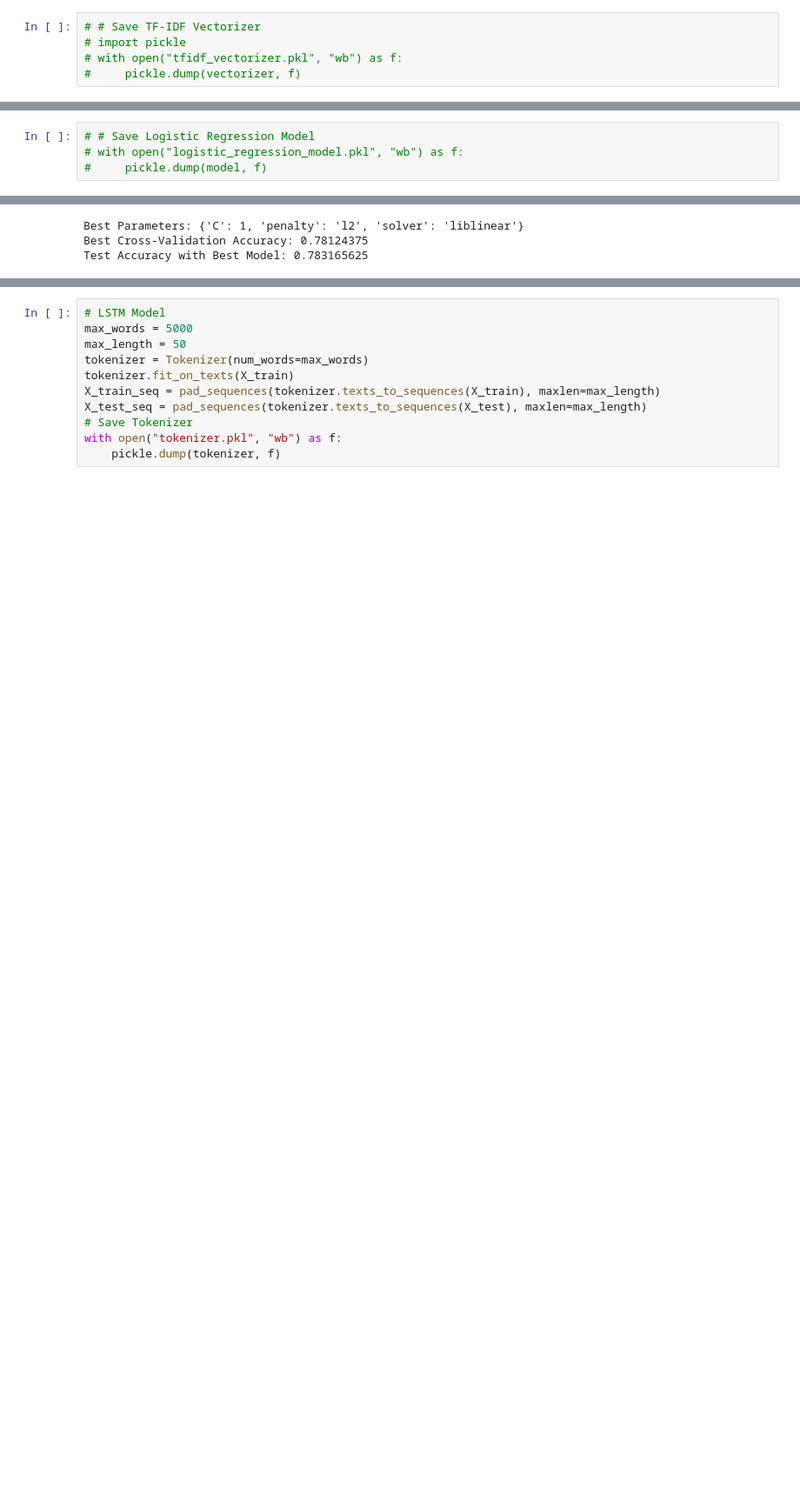
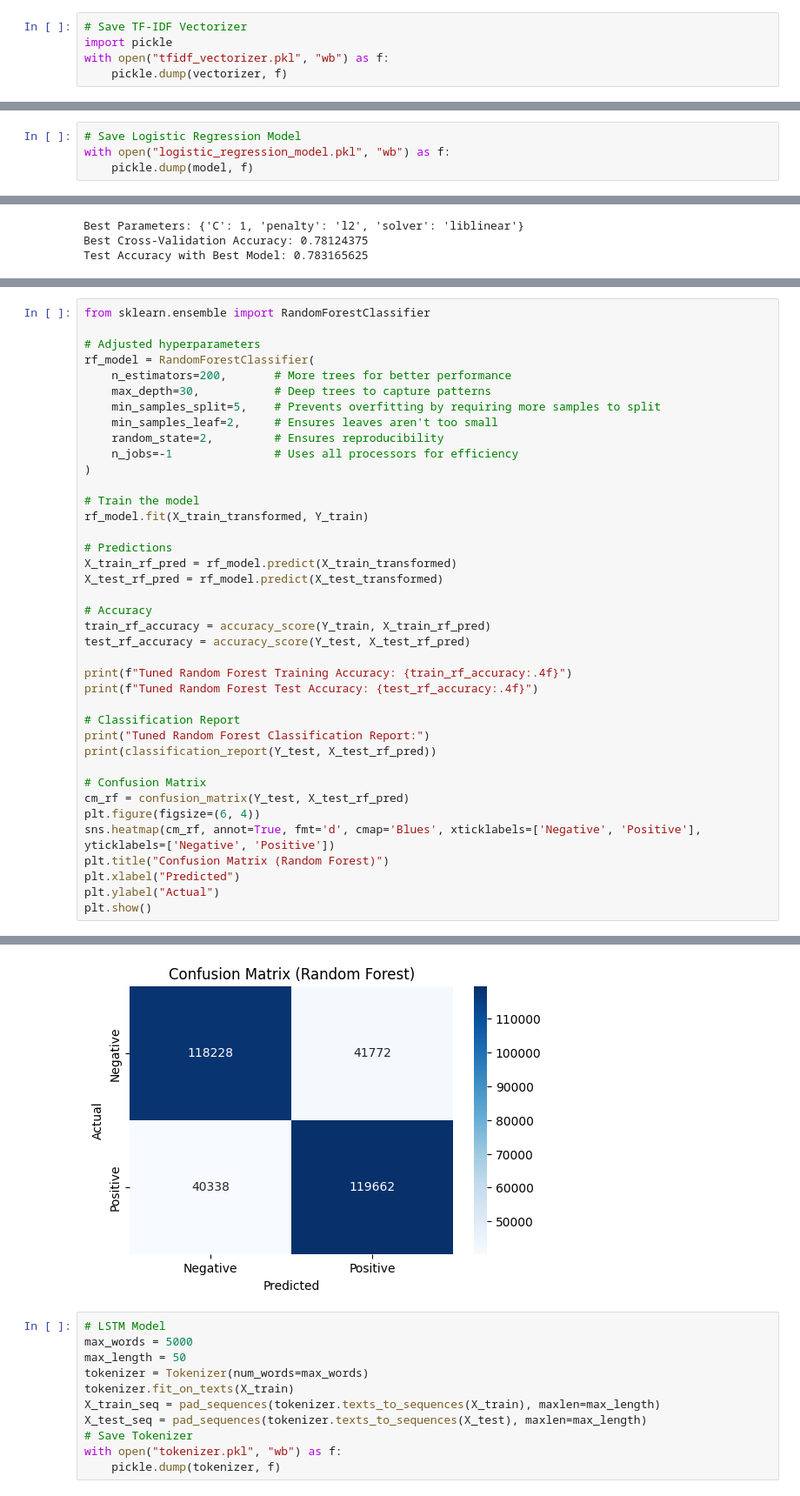
Before and after one commit to Holycr0w/sentiment-analysis-api, a Jupyter notebook: Twitter_Sentiment_Analysis.ipynb, the cells around one changed output, grey strips where cells are left out. Shown at 87% size. Cells and saved outputs as stored; diff of their text form; blank space fills up the shorter version.

```diff
--- a/Twitter_Sentiment_Analysis.ipynb
+++ b/Twitter_Sentiment_Analysis.ipynb
@@ -196,10 +219,10 @@ vectorizer = TfidfVectorizer()
 X_train_transformed = vectorizer.fit_transform(X_train)
 X_test_transformed = vectorizer.transform(X_test)
 # %%
-# # Save TF-IDF Vectorizer
-# import pickle
-# with open("tfidf_vectorizer.pkl", "wb") as f:
-#     pickle.dump(vectorizer, f)
+# Save TF-IDF Vectorizer
+import pickle
+with open("tfidf_vectorizer.pkl", "wb") as f:
+    pickle.dump(vectorizer, f)
 # %%
 # Train THe ML Model
 model = LogisticRegression(max_iter=1000, C=1, penalty='l2', solver='liblinear')
@@ -207,9 +230,9 @@ model.fit(X_train_transformed, Y_train)
 # %% [output]
 LogisticRegression(C=1, max_iter=1000, solver='liblinear')
 # %%
-# # Save Logistic Regression Model
-# with open("logistic_regression_model.pkl", "wb") as f:
-#     pickle.dump(model, f)
+# Save Logistic Regression Model
+with open("logistic_regression_model.pkl", "wb") as f:
+    pickle.dump(model, f)
 # %%
 # Accuracy score on the training data
 X_train_prediction=model.predict(X_train_transformed)
@@ -319,0 +347,40 @@ Test Accuracy with Best Model: 0.783165625
+# %%
+from sklearn.ensemble import RandomForestClassifier
+
+# Adjusted hyperparameters
+rf_model = RandomForestClassifier(
+    n_estimators=200,       # More trees for better performance
+    max_depth=30,           # Deep trees to capture patterns
+    min_samples_split=5,    # Prevents overfitting by requiring more samples to split
+    min_samples_leaf=2,     # Ensures leaves aren't too small
+    random_state=2,         # Ensures reproducibility
+    n_jobs=-1               # Uses all processors for efficiency
+)
+
+# Train the model
+rf_model.fit(X_train_transformed, Y_train)
+
+# Predictions
+X_train_rf_pred = rf_model.predict(X_train_transformed)
+X_test_rf_pred = rf_model.predict(X_test_transformed)
+
+# Accuracy
+train_rf_accuracy = accuracy_score(Y_train, X_train_rf_pred)
+test_rf_accuracy = accuracy_score(Y_test, X_test_rf_pred)
+
+print(f"Tuned Random Forest Training Accuracy: {train_rf_accuracy:.4f}")
+print(f"Tuned Random Forest Test Accuracy: {test_rf_accuracy:.4f}")
+
+# Classification Report
+print("Tuned Random Forest Classification Report:")
+print(classification_report(Y_test, X_test_rf_pred))
+
+# Confusion Matrix
+cm_rf = confusion_matrix(Y_test, X_test_rf_pred)
+plt.figure(figsize=(6, 4))
+sns.heatmap(cm_rf, annot=True, fmt='d', cmap='Blues', xticklabels=['Negative', 'Positive'], yticklabels=['Negative', 'Positive'])
+plt.title("Confusion Matrix (Random Forest)")
+plt.xlabel("Predicted")
+plt.ylabel("Actual")
+plt.show()
+# %% [output]
@@ -320,3 +398,4 @@ Test Accuracy with Best Model: 0.783165625
+[figure, added]
 # %%
 # LSTM Model
 max_words = 5000
```
Also changed, not shown: parts of 13 cells of this notebook.
